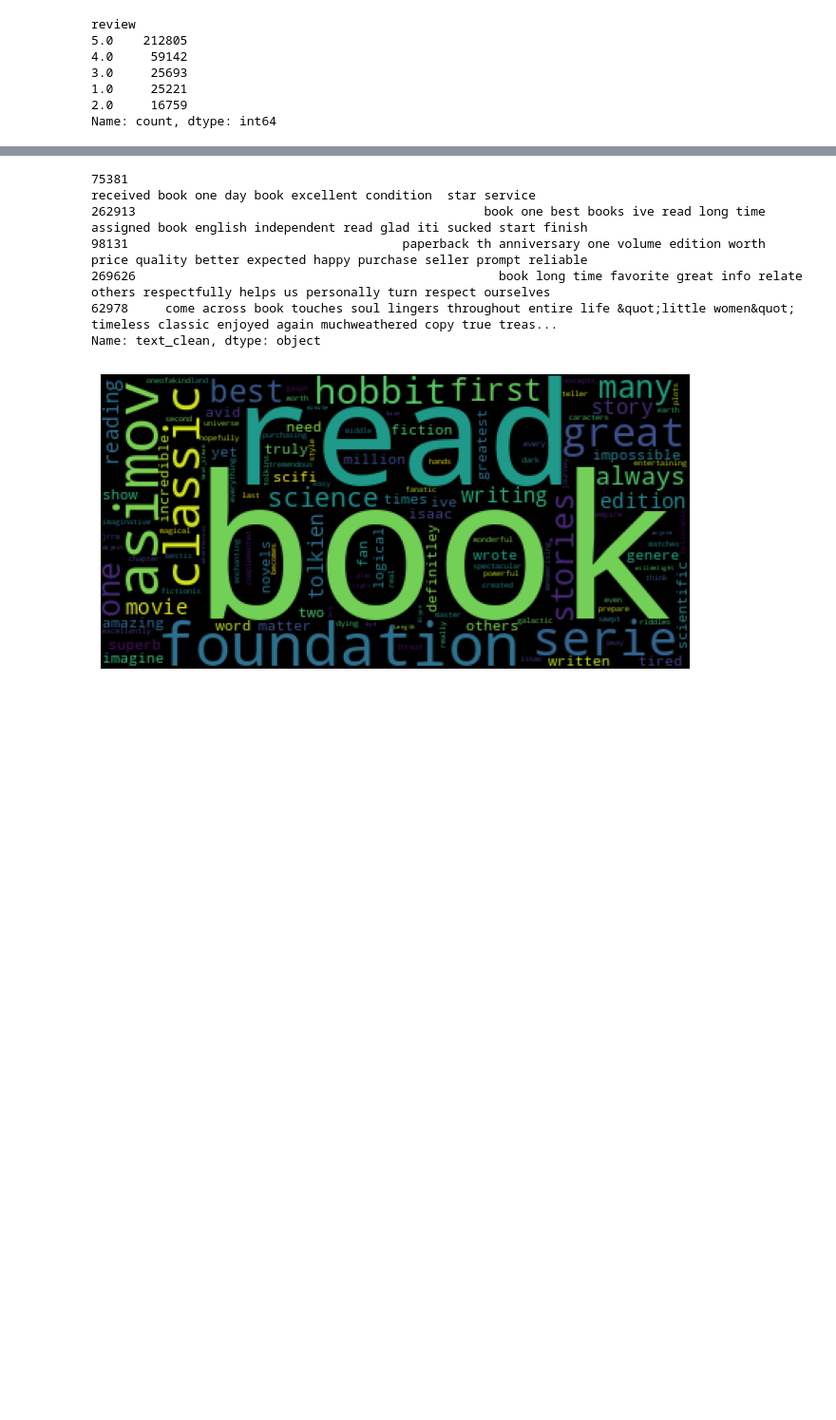
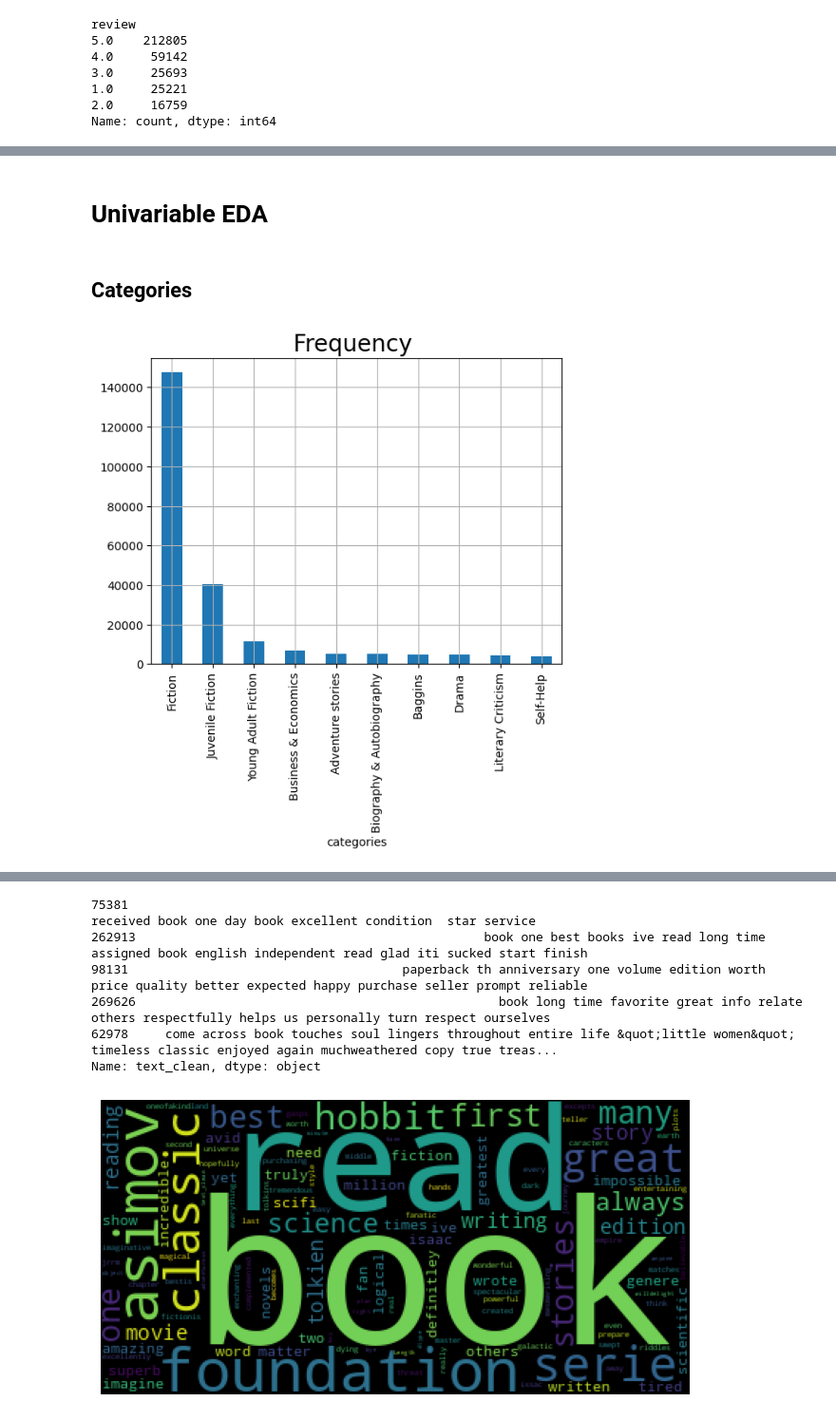
Before and after one commit to arnaldochm/final_project_nlp, a Jupyter notebook: notebooks/notebook_EDA.ipynb, the cells around one changed output, grey strips where cells are left out. Shown at 95% size. Drawn from its saved outputs; the diff is of its cells as text; code cells hidden in the pictures; blank space fills up the shorter version.

Commit message:
Working on Univariable EDA

```diff
--- a/notebooks/notebook_EDA.ipynb
+++ b/notebooks/notebook_EDA.ipynb
@@ -204,0 +234,13 @@ Name: count, dtype: int64
+# %% [markdown]
+# Univariable EDA
+# %% [markdown]
+## Categories
+# %%
+top_10_categories_counts = df_all_data['categories'].explode().value_counts()
+top_10_categories_counts = top_10_categories_counts[:10].sort_values(ascending=False)
+top_10_categories_counts.plot(kind='bar')
+plt.title('Frequency ', fontsize = 20)
+plt.grid()
+plt.show()
+# %% [output]
+[figure, added]
```
Also changed, not shown: parts of 18 cells of this notebook.
